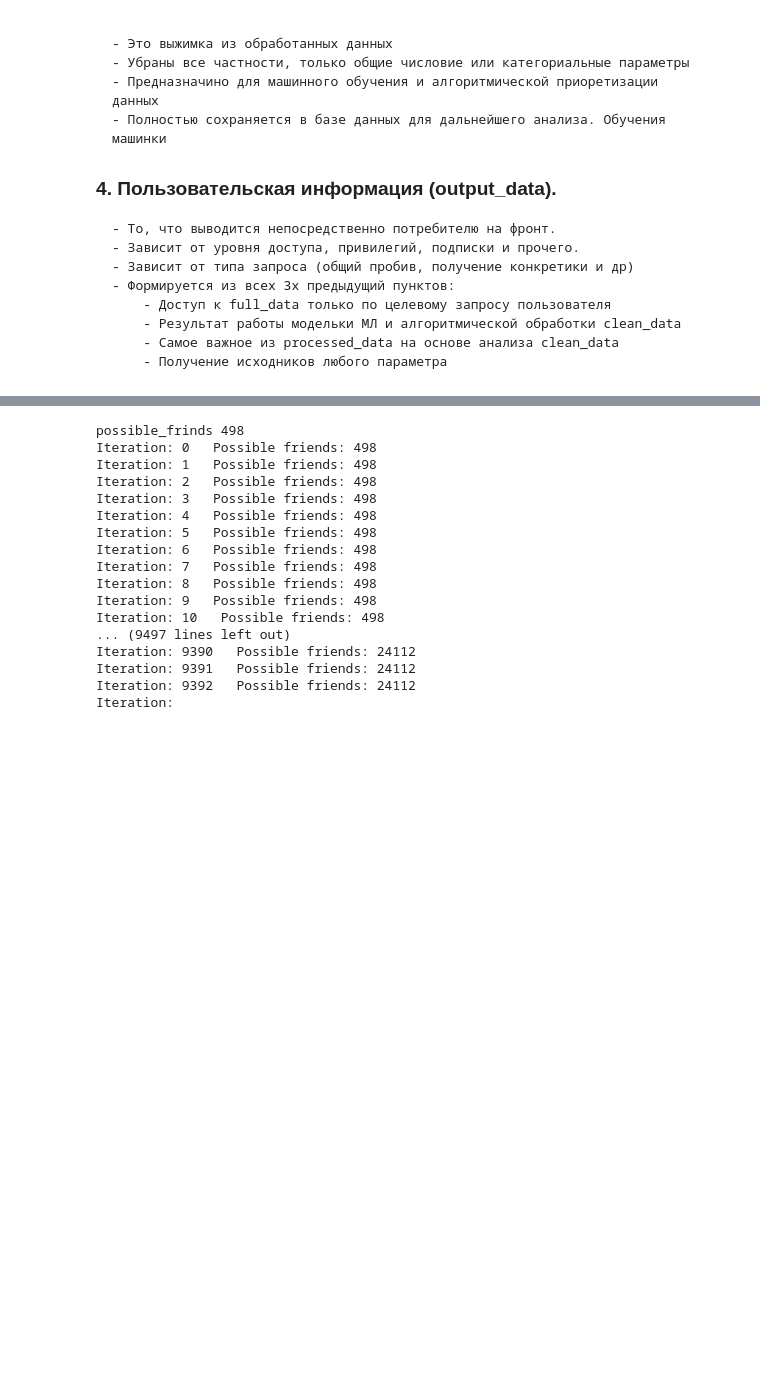
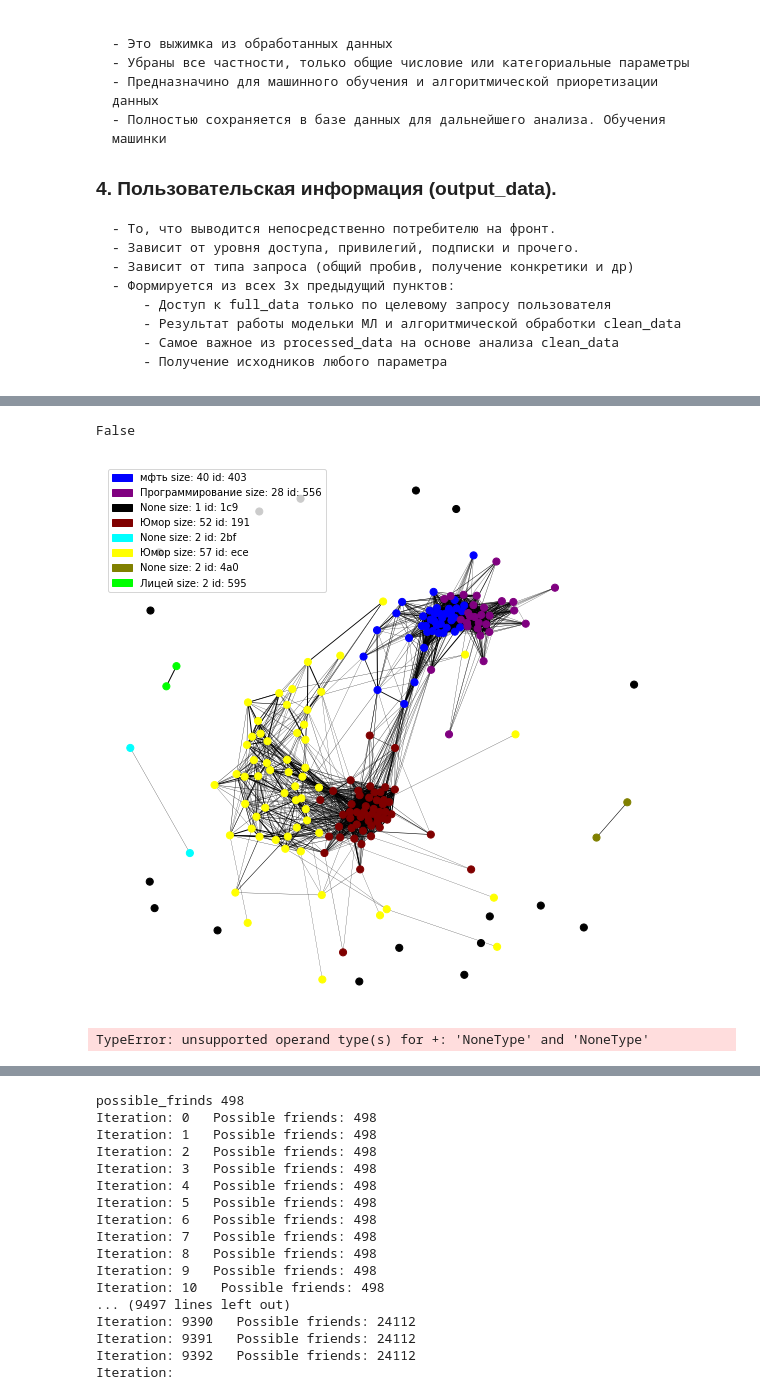
Before and after one commit to fivol/ntrail, a Jupyter notebook: backend/ntrail.ipynb, the cells around one changed output, grey strips where cells are left out. Saved outputs shown, nothing was run; the diff lists cells and outputs as text; code cells hidden in the pictures; blank space fills up the shorter version.

```diff
--- a/backend/ntrail.ipynb
+++ b/backend/ntrail.ipynb
@@ -422,0 +604,12 @@ True
+# %%
+'@'.isalpha()
+# %% [output]
+False
+# %%
+VKUser.me().friends().pools()[2].groups().order('smart').select(200).color_graph()
+# %% [output]
+[figure, added]
+# %%
+get_objs(['bf9', '0d8']).print()
+# %% [output]
+TypeError: unsupported operand type(s) for +: 'NoneType' and 'NoneType'
```
Also changed, not shown: parts of 39 cells of this notebook, 42 other files.
